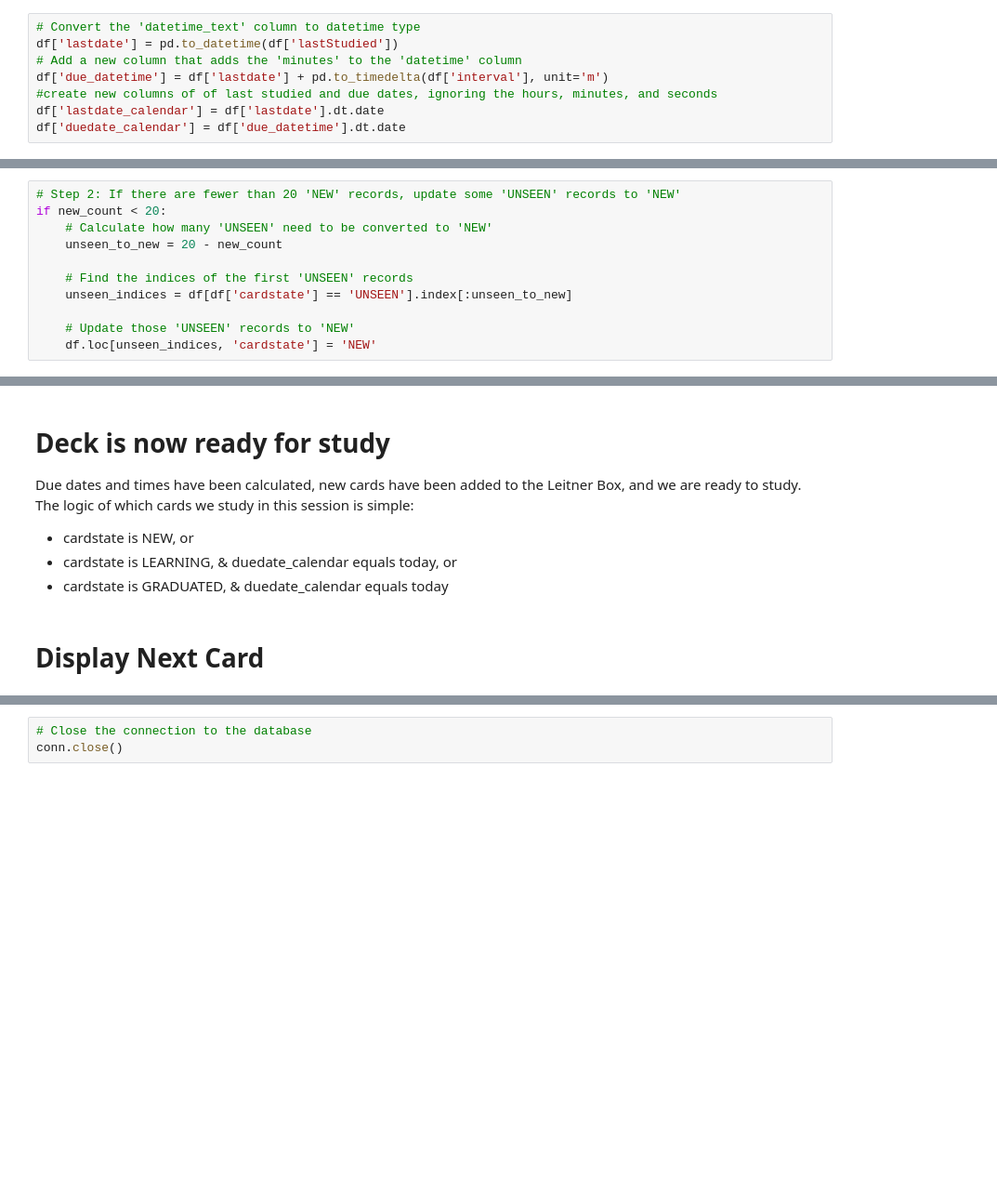
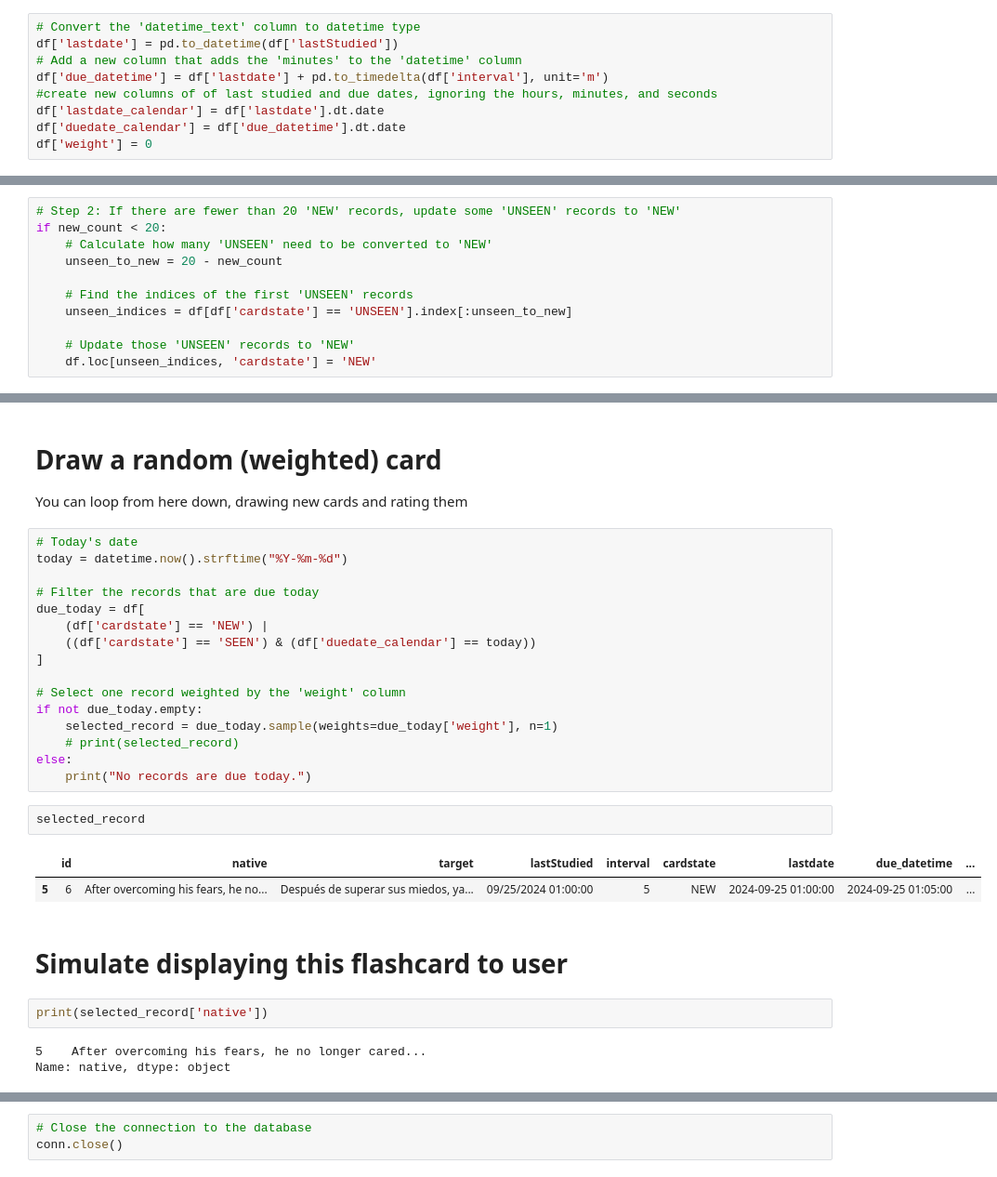
Before and after one commit to justinwr00/flashcardsrs, a Jupyter notebook: initiateStudySession.ipynb, the cells around one changed output, grey strips where cells are left out. Shown at 93% size. Cells and saved outputs as stored; diff of their text form; blank space fills up the shorter version.

```diff
--- a/initiateStudySession.ipynb
+++ b/initiateStudySession.ipynb
@@ -82,6 +39,7 @@ df['due_datetime'] = df['lastdate'] + pd.to_timedelta(df['interval'], unit='m')
 #create new columns of of last studied and due dates, ignoring the hours, minutes, and seconds
 df['lastdate_calendar'] = df['lastdate'].dt.date
 df['duedate_calendar'] = df['due_datetime'].dt.date
+df['weight'] = 0
 # %%
 df.head(5)
 # %% [output]
@@ -148,13 +141,35 @@ df.head(30)
 | 27 | 28 | At the party, there were no short... | En la fiesta, no faltaron los mom... | 09/25/2024 01:00:00 | 5 | UNSEEN | 2024-09-25 01:00:00 | 2024-09-25 01:05:00 | ... |
 | 28 | 29 | Before answering, he thinks about... | Antes de responder, él lo piensa ... | 09/25/2024 01:00:00 | 5 | UNSEEN | 2024-09-25 01:00:00 | 2024-09-25 01:05:00 | ... |
 | 29 | 30 | Before going out, make sure to ap... | Antes de salir, asegúrate de apli... | 09/25/2024 01:00:00 | 5 | UNSEEN | 2024-09-25 01:00:00 | 2024-09-25 01:05:00 | ... |
-# %% [markdown]
-# Deck is now ready for study
-
-Due dates and times have been calculated, new cards have been added to the Leitner Box, and we are ready to study. The logic of which cards we study in this session is simple:
-
-- cardstate is NEW, or
-- cardstate is LEARNING, & duedate_calendar equals today, or
-- cardstate is GRADUATED, & duedate_calendar equals today
-# %% [markdown]
-# Display Next Card
+# %% [markdown]
+# Draw a random (weighted) card
+
+You can loop from here down, drawing new cards and rating them
+# %%
+# Today's date
+today = datetime.now().strftime("%Y-%m-%d")
+
+# Filter the records that are due today
+due_today = df[
+    (df['cardstate'] == 'NEW') |
+    ((df['cardstate'] == 'SEEN') & (df['duedate_calendar'] == today))
+]
+
+# Select one record weighted by the 'weight' column
+if not due_today.empty:
+    selected_record = due_today.sample(weights=due_today['weight'], n=1)
+    # print(selected_record)
+else:
+    print("No records are due today.")
+# %%
+selected_record
+# %% [output]
+|  | id | native | target | lastStudied | interval | cardstate | lastdate | due_datetime | ... |
+| 5 | 6 | After overcoming his fears, he no... | Después de superar sus miedos, ya... | 09/25/2024 01:00:00 | 5 | NEW | 2024-09-25 01:00:00 | 2024-09-25 01:05:00 | ... |
+# %% [markdown]
+# Simulate displaying this flashcard to user
+# %%
+print(selected_record['native'])
+# %% [output]
+5    After overcoming his fears, he no longer cared...
+Name: native, dtype: object
```
Also changed, not shown: parts of 22 cells of this notebook, 4 other files.
